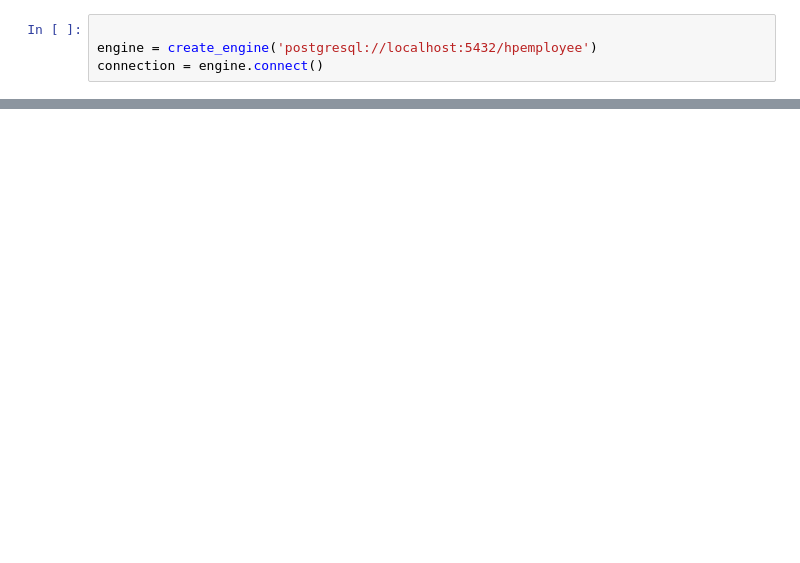
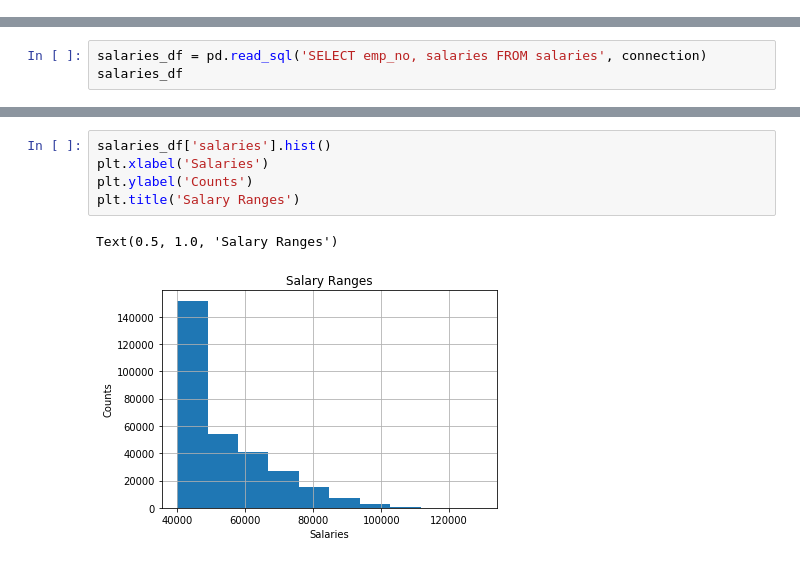
Before and after one commit to HenryNguyenLe/SQL_Challenge, a Jupyter notebook: PandasSQL.ipynb, the cells around one changed output, grey strips where cells are left out. Cells and saved outputs as stored; diff of their text form; blank space fills up the shorter version.

```diff
--- a/PandasSQL.ipynb
+++ b/PandasSQL.ipynb
@@ -4,4 +4,0 @@ import pandas as pd
-# %%
-
-engine = create_engine('postgresql://localhost:5432/hpemployee')
-connection = engine.connect()
@@ -9,0 +5,3 @@ ModuleNotFoundError: No module named 'psycopg2'
+# %%
+salaries_df = pd.read_sql('SELECT emp_no, salaries FROM salaries', connection)
+salaries_df
@@ -9,0 +22,8 @@ ModuleNotFoundError: No module named 'psycopg2'
+# %%
+salaries_df['salaries'].hist()
+plt.xlabel('Salaries')
+plt.ylabel('Counts')
+plt.title('Salary Ranges')
+# %% [output]
+Text(0.5, 1.0, 'Salary Ranges')
+[figure, added]
```
Also changed, not shown: parts of 7 cells of this notebook, 2 other files.
